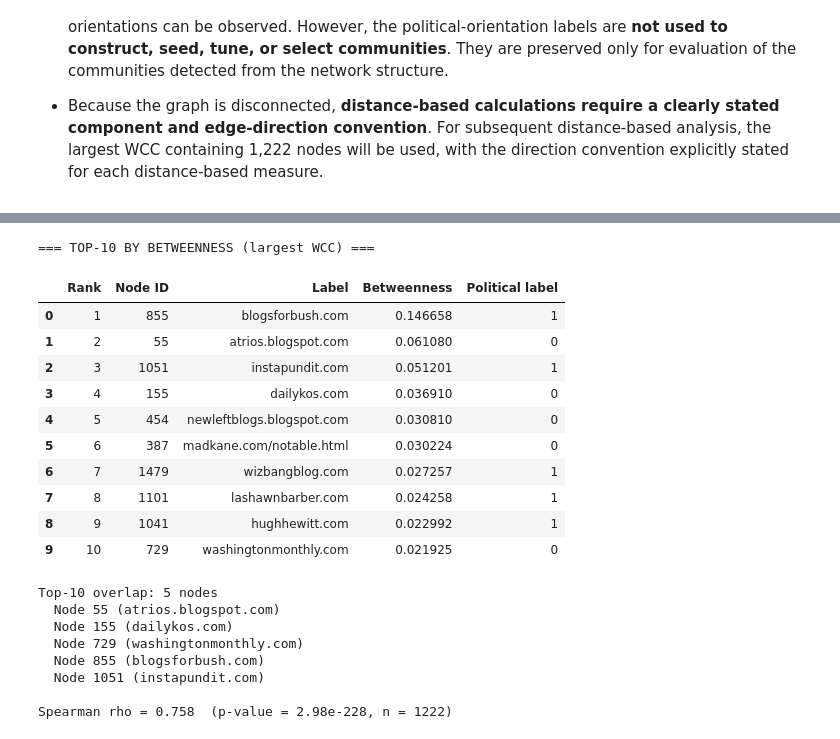
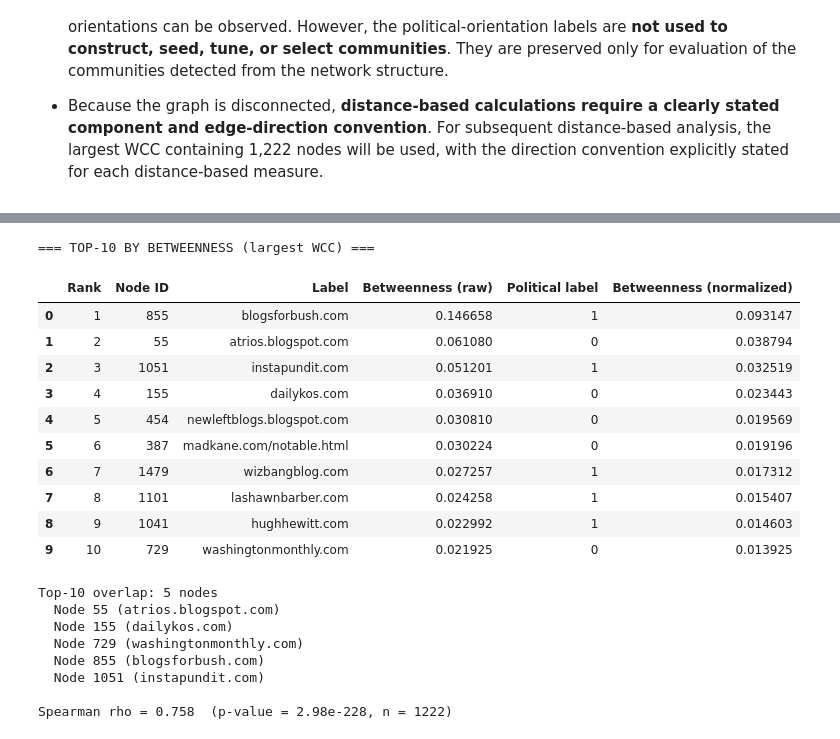
Before and after one commit to l232550/SE4095-SNTP-Assignment-1, a Jupyter notebook: L232550_SNTP_Assignment1.ipynb, the cells around one changed output, grey strips where cells are left out. Saved outputs shown, nothing was run; the diff lists cells and outputs as text; code cells hidden in the pictures.

```diff
--- a/L232550_SNTP_Assignment1.ipynb
+++ b/L232550_SNTP_Assignment1.ipynb
@@ -340,19 +383,26 @@ PAGERANK = compute_pagerank(G, alpha=0.85, tol=1e-6, max_iter=100)
 pr_series = pd.Series(PAGERANK).sort_values(ascending=False)
 
 
-def topk_table(series, g, labels, k=10, value_name="score"):
-    """Return a top-K table with rank, node id, label, raw score, political label."""
+def topk_table(series, g, labels, k=10, value_name="score", normalize=False):
+    """
+    Top-K table.
+    If normalize=True, adds a 'Normalized' column (score / sum of all scores).
+    """
     top = series.head(k)
-    return pd.DataFrame({
+    df = pd.DataFrame({
         "Rank": range(1, k + 1),
         "Node ID": top.index.astype(int),
         "Label": [g.nodes[n].get("label", str(n)) for n in top.index],
-        f"{value_name}": top.values.round(6),
+        f"{value_name} (raw)": top.values.round(6),
         "Political label": [labels[n] for n in top.index],
     })
+    if normalize:
+        df[f"{value_name} (normalized)"] = (top / series.sum()).values.round(6)
+    return df
 
 
-top10_pr = topk_table(pr_series, G, LABELS, k=10, value_name="PageRank")
+top10_pr = topk_table(pr_series, G, LABELS, k=10, value_name="PageRank",
+                      normalize=True)
 print("=== TOP-10 BY PAGERANK ===")
 display(top10_pr)
 # %% [output]
@@ -371,26 +475,26 @@ display(top10_pr)
 # %%
 # ============================================================
 # SECTION 4b — Betweenness centrality (largest WCC, undirected interpretation)
 # ============================================================
 BETWEENNESS = nx.betweenness_centrality(G_WCC, normalized=True, weight=None)
 bc_series = pd.Series(BETWEENNESS).sort_values(ascending=False)
 
-top10_bc = topk_table(bc_series, G, LABELS, k=10, value_name="Betweenness")
+top10_bc = topk_table(bc_series, G, LABELS, k=10, value_name="Betweenness",normalize=True)
 print("=== TOP-10 BY BETWEENNESS (largest WCC) ===")
 display(top10_bc)
 # %% [output]
 === TOP-10 BY BETWEENNESS (largest WCC) ===
-|  | Rank | Node ID | Label | Betweenness | Political label |
-| 0 | 1 | 855 | blogsforbush.com | 0.146658 | 1 |
-| 1 | 2 | 55 | atrios.blogspot.com | 0.061080 | 0 |
-| 2 | 3 | 1051 | instapundit.com | 0.051201 | 1 |
-| 3 | 4 | 155 | dailykos.com | 0.036910 | 0 |
-| 4 | 5 | 454 | newleftblogs.blogspot.com | 0.030810 | 0 |
-| 5 | 6 | 387 | madkane.com/notable.html | 0.030224 | 0 |
-| 6 | 7 | 1479 | wizbangblog.com | 0.027257 | 1 |
-| 7 | 8 | 1101 | lashawnbarber.com | 0.024258 | 1 |
-| 8 | 9 | 1041 | hughhewitt.com | 0.022992 | 1 |
-| 9 | 10 | 729 | washingtonmonthly.com | 0.021925 | 0 |
+|  | Rank | Node ID | Label | Betweenness (raw) | Political label | Betweenness (normalized) |
+| 0 | 1 | 855 | blogsforbush.com | 0.146658 | 1 | 0.093147 |
+| 1 | 2 | 55 | atrios.blogspot.com | 0.061080 | 0 | 0.038794 |
+| 2 | 3 | 1051 | instapundit.com | 0.051201 | 1 | 0.032519 |
+| 3 | 4 | 155 | dailykos.com | 0.036910 | 0 | 0.023443 |
+| 4 | 5 | 454 | newleftblogs.blogspot.com | 0.030810 | 0 | 0.019569 |
+| 5 | 6 | 387 | madkane.com/notable.html | 0.030224 | 0 | 0.019196 |
+| 6 | 7 | 1479 | wizbangblog.com | 0.027257 | 1 | 0.017312 |
+| 7 | 8 | 1101 | lashawnbarber.com | 0.024258 | 1 | 0.015407 |
+| 8 | 9 | 1041 | hughhewitt.com | 0.022992 | 1 | 0.014603 |
+| 9 | 10 | 729 | washingtonmonthly.com | 0.021925 | 0 | 0.013925 |
 # %%
 # ============================================================
 # SECTION 4c — Compare PageRank vs Betweenness rankings
```
Also changed, not shown: parts of 4 cells of this notebook.
